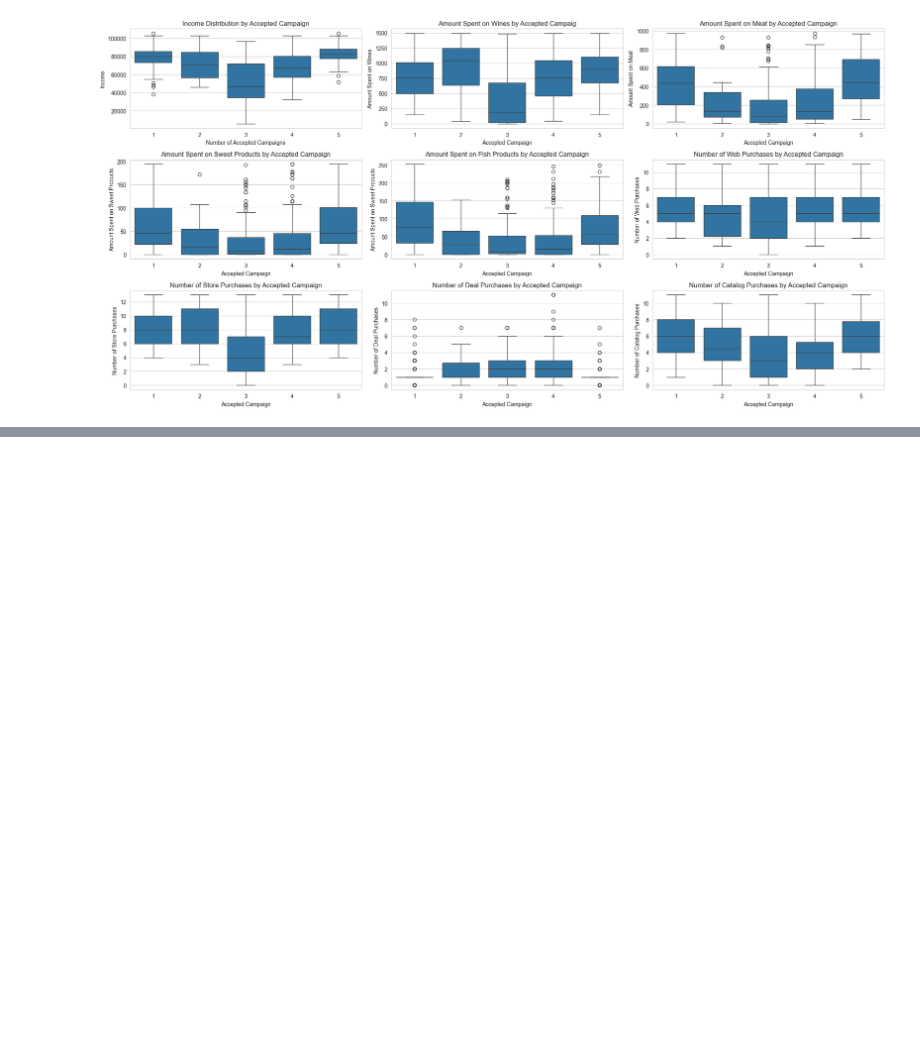
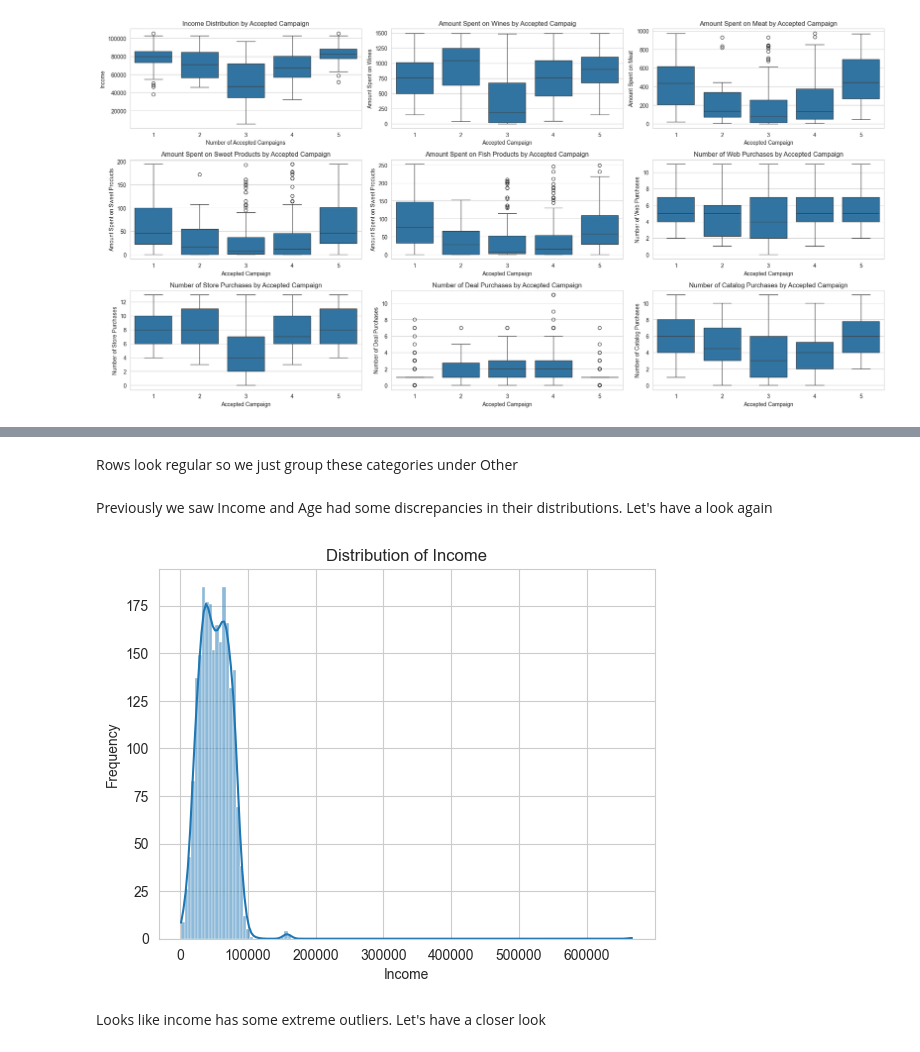
Before and after one commit to donikaSkenderbeut/BI-Assignment-3, a Jupyter notebook: BI2023_gr03_11929150_11925939_interim.ipynb, the cells around one changed output, grey strips where cells are left out. Saved outputs shown, nothing was run; the diff lists cells and outputs as text; code cells hidden in the pictures; blank space fills up the shorter version.

```diff
--- a/BI2023_gr03_11929150_11925939_interim.ipynb
+++ b/BI2023_gr03_11929150_11925939_interim.ipynb
@@ -349,0 +372,2 @@ plt.show()
+# %%
+df.rename(columns={'Response': 'AcceptedCmp6'}, inplace=True)
@@ -349,0 +396,3 @@ plt.show()
+# %%
+df["Education"].replace("2n Cycle", "Master", inplace=True)
+df["Marital_Status"].replace("Alone", "Single", inplace=True)
@@ -349,0 +410,16 @@ plt.show()
+# %% [markdown]
+Rows look regular so we just group these categories under Other
+# %%
+df['Marital_Status'].replace(["Absurd", "YOLO"], "Others", inplace=True)
+# %% [markdown]
+Previously we saw Income and Age had some discrepancies in their distributions. Let's have a look again
+# %%
+sns.histplot(df['Income'], kde=True)
+plt.title('Distribution of Income')
+plt.xlabel('Income')
+plt.ylabel('Frequency')
+plt.show()
+# %% [output]
+[figure, added]
+# %% [markdown]
+Looks like income has some extreme outliers. Let's have a closer look
```
Also changed, not shown: parts of 24 cells of this notebook, 4 other files.
